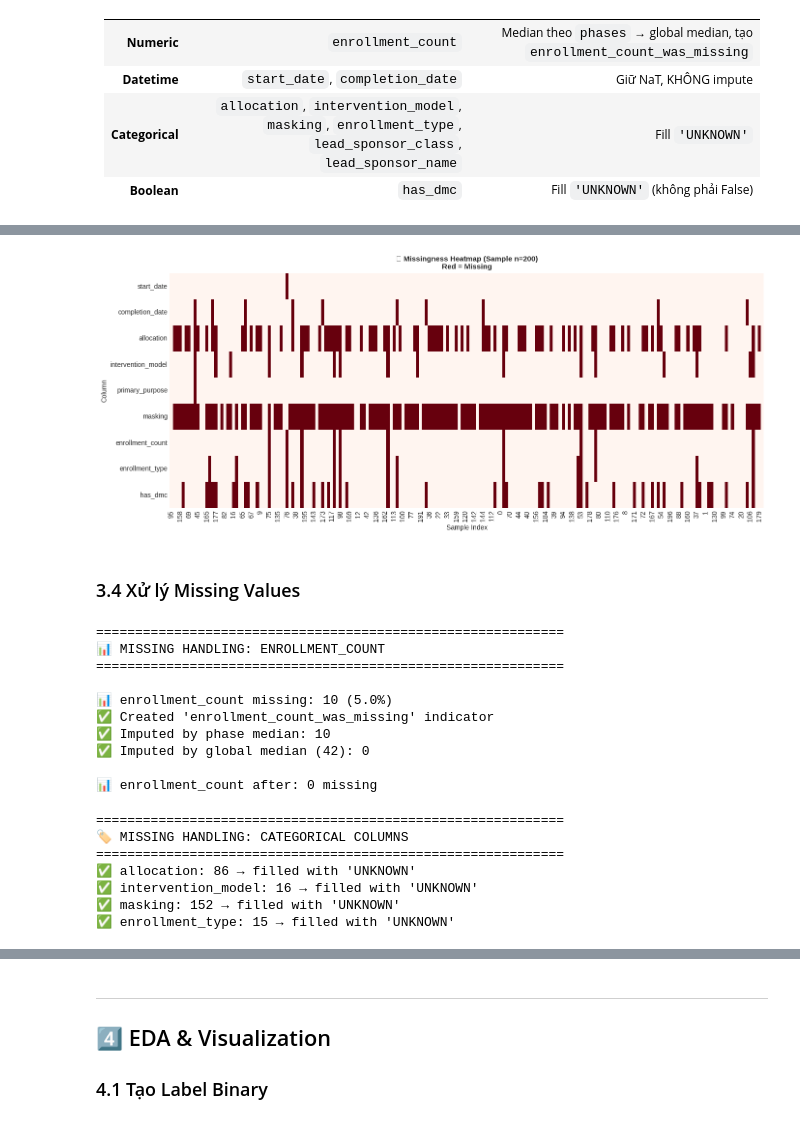
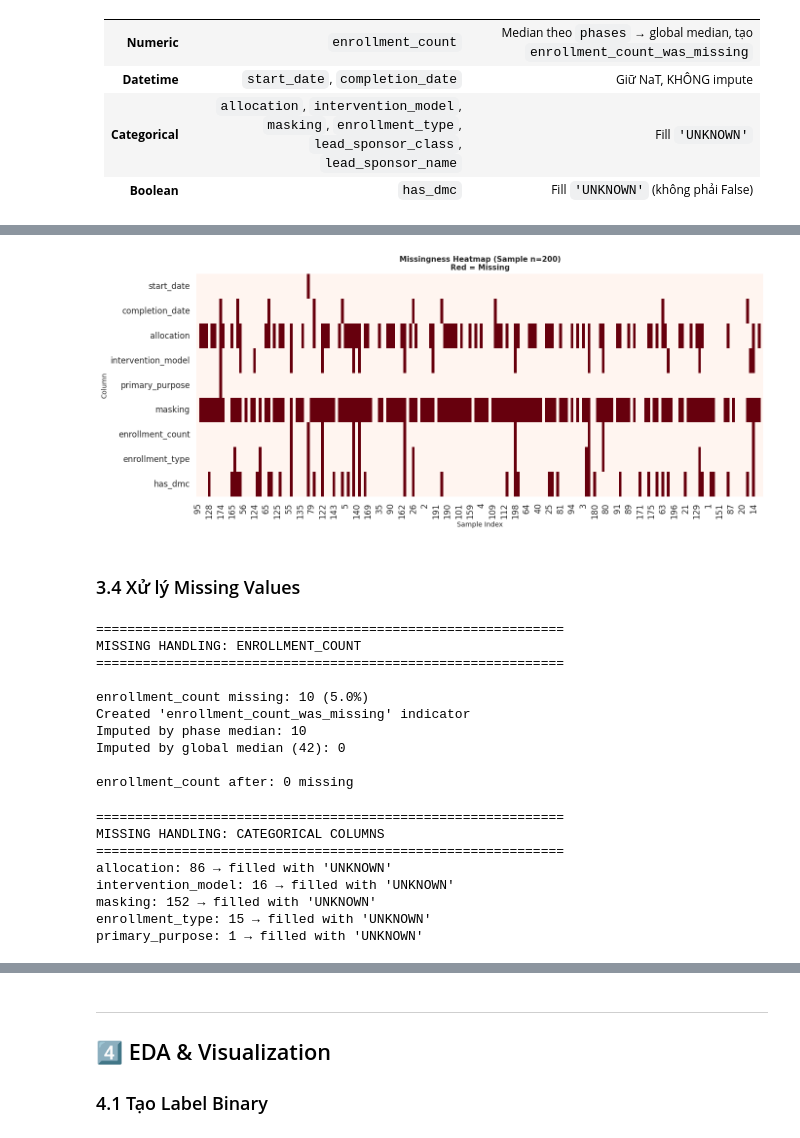
Before and after one commit to b28dbca4/Clinical-Trial-Failure-Prediction, a Jupyter notebook: notebooks/02_data_preprocessing.ipynb, the cells around one changed output, grey strips where cells are left out. Saved outputs shown, nothing was run; the diff lists cells and outputs as text; code cells hidden in the pictures.

```diff
--- a/notebooks/02_data_preprocessing.ipynb
+++ b/notebooks/02_data_preprocessing.ipynb
@@ -149,34 +197,32 @@ print("=" * 60)
 > **Mục tiêu**: Load CSV, chọn 23 cột, ép kiểu rõ ràng theo spec.
 # %%
 # ============================================================================
-# 2.1 LOAD RAW DATA & SELECT 23 COLUMNS
+# 2.1 LOAD RAW DATA (using load_raw_data from data_cleaner.py)
 # ============================================================================
 
-# Load raw data
-df_raw = pd.read_csv(INPUT_FILE, low_memory=False)
+# Load raw data using module function
+df_raw = load_raw_data(INPUT_FILE)
 
 print("=" * 60)
-print("📂 LOAD DATA & SELECT 23 COLUMNS")
+print("LOAD DATA & SELECT 23 COLUMNS")
 print("=" * 60)
-print(f"📊 Raw shape: {df_raw.shape}")
+print(f"Raw shape: {df_raw.shape}")
 
 # Check which columns are available
 available_cols = [c for c in COLUMNS_23 if c in df_raw.columns]
 missing_cols = [c for c in COLUMNS_23 if c not in df_raw.columns]
 
-print(f"\n✅ Available columns: {len(available_cols)}/{len(COLUMNS_23)}")
+print(f"\nAvailable columns: {len(available_cols)}/{len(COLUMNS_23)}")
 if missing_cols:
-    print(f"⚠️  Missing columns: {missing_cols}")
+    print(f"Missing columns: {missing_cols}")
 
 # Select 23 columns only
 df = df_raw[available_cols].copy()
-print(f"\n📊 Selected shape: {df.shape}")
+print(f"\nSelected shape: {df.shape}")
 
 # Quick sanity check
-print(f"\n📋 Sanity Check:")
+print(f"\nSanity Check:")
 print(f"   • Total rows: {len(df):,}")
 print(f"   • Unique nct_id: {df['nct_id'].nunique():,}")
 print(f"   • Null nct_id: {df['nct_id'].isna().sum()}")
-
-df_clean = df.copy()
 # %% [output]
@@ -413,30 +402,30 @@ plt.show()
 # %%
 # ============================================================================
-# 3.3 OPTIONAL: MISSINGNESS HEATMAP (sample)
+# 3.3 MISSINGNESS HEATMAP (sample visualization)
 # ============================================================================
 
 # Sample for visualization
 sample_size = min(500, len(df))
 df_sample = df.sample(n=sample_size, random_state=SEED)
 
 fig, ax = plt.subplots(figsize=(14, 6))
 missing_matrix = df_sample.isnull().astype(int)
 
 # Only show columns with some missing
 cols_with_missing = [c for c in missing_matrix.columns if missing_matrix[c].sum() > 0]
 if cols_with_missing:
     sns.heatmap(missing_matrix[cols_with_missing].T, cmap='Reds', cbar=False, ax=ax)
     ax.set_xlabel('Sample Index', fontsize=10)
     ax.set_ylabel('Column', fontsize=10)
-    ax.set_title(f'📊 Missingness Heatmap (Sample n={sample_size})\nRed = Missing', fontsize=11, fontweight='bold')
+    ax.set_title(f'Missingness Heatmap (Sample n={sample_size})\nRed = Missing', fontsize=11, fontweight='bold')
 else:
     ax.text(0.5, 0.5, 'No missing values in sample', ha='center', va='center', fontsize=14)
     ax.set_title('Missingness Heatmap', fontsize=11, fontweight='bold')
 
 plt.tight_layout()
 plt.show()
 # %% [output]
-[figure, old version]
+[figure, new version]
 # %% [markdown]
 ### 3.4 Xử lý Missing Values
 # %%
@@ -445,7 +434,7 @@ plt.show()
 # ============================================================================
 
 print("=" * 60)
-print("📊 MISSING HANDLING: ENROLLMENT_COUNT")
+print("MISSING HANDLING: ENROLLMENT_COUNT")
 print("=" * 60)
 
 df_clean = df.copy()
@@ -453,8 +442,8 @@ df_clean = df.copy()
 # Create indicator BEFORE imputation
 df_clean['enrollment_count_was_missing'] = df_clean['enrollment_count'].isna().astype(int)
 missing_before = df_clean['enrollment_count'].isna().sum()
-print(f"\n📊 enrollment_count missing: {missing_before:,} ({missing_before/len(df_clean)*100:.1f}%)")
-print(f"✅ Created 'enrollment_count_was_missing' indicator")
+print(f"\nenrollment_count missing: {missing_before:,} ({missing_before/len(df_clean)*100:.1f}%)")
+print(f"Created 'enrollment_count_was_missing' indicator")
 
 # Impute with median by phases, fallback to global median
 if 'phases' in df_clean.columns:
@@ -462,51 +451,47 @@ if 'phases' in df_clean.columns:
     group_median = df_clean.groupby('phases')['enrollment_count'].transform('median')
     n_group_fill = (df_clean['enrollment_count'].isna() & group_median.notna()).sum()
     df_clean['enrollment_count'] = df_clean['enrollment_count'].fillna(group_median)
-    print(f"✅ Imputed by phase median: {n_group_fill:,}")
+    print(f"Imputed by phase median: {n_group_fill:,}")
 
 # Global median fallback
 global_median = df_clean['enrollment_count'].median()
 n_fallback = df_clean['enrollment_count'].isna().sum()
 df_clean['enrollment_count'] = df_clean['enrollment_count'].fillna(global_median)
-print(f"✅ Imputed by global median ({global_median:.0f}): {n_fallback:,}")
+print(f"Imputed by global median ({global_median:.0f}): {n_fallback:,}")
 
 missing_after = df_clean['enrollment_count'].isna().sum()
-print(f"\n📊 enrollment_count after: {missing_after} missing")
+print(f"\nenrollment_count after: {missing_after} missing")
 # %% [output]
 ============================================================
-📊 MISSING HANDLING: ENROLLMENT_COUNT
+MISSING HANDLING: ENROLLMENT_COUNT
 ============================================================
 
-📊 enrollment_count missing: 10 (5.0%)
-✅ Created 'enrollment_count_was_missing' indicator
-✅ Imputed by phase median: 10
-✅ Imputed by global median (42): 0
+enrollment_count missing: 10 (5.0%)
+Created 'enrollment_count_was_missing' indicator
+Imputed by phase median: 10
+Imputed by global median (42): 0
 
-📊 enrollment_count after: 0 missing
+enrollment_count after: 0 missing
 # %%
 # ============================================================================
 # 3.4b CATEGORICAL: Fill with 'UNKNOWN'
 # ============================================================================
 
 print("=" * 60)
-print("🏷️ MISSING HANDLING: CATEGORICAL COLUMNS")
+print("MISSING HANDLING: CATEGORICAL COLUMNS")
 print("=" * 60)
 
 cat_fill_cols = ['allocation', 'intervention_model', 'masking',
-                 'enrollment_type', 'lead_sponsor_class']
+                 'enrollment_type', 'lead_sponsor_class', 'primary_purpose']
 
 cat_fill_log = []
 for col in cat_fill_cols:
     if col in df_clean.columns:
         missing_count = df_clean[col].isna().sum()
         if missing_count > 0:
-            # Add 'UNKNOWN' to categories first if column is categorical
-            if df_clean[col].dtype.name == 'category':
-                if 'UNKNOWN' not in df_clean[col].cat.categories:
-                    df_clean[col] = df_clean[col].cat.add_categories(['UNKNOWN'])
             df_clean[col] = df_clean[col].fillna('UNKNOWN')
             cat_fill_log.append({'column': col, 'filled': missing_count, 'fill_value': 'UNKNOWN'})
-            print(f"✅ {col}: {missing_count:,} → filled with 'UNKNOWN'")
+            print(f"{col}: {missing_count:,} → filled with 'UNKNOWN'")
 
 # lead_sponsor_name (text column) - fill empty with 'UNKNOWN'
 if 'lead_sponsor_name' in df_clean.columns:
@@ -514,15 +499,16 @@ if 'lead_sponsor_name' in df_clean.columns:
     n_empty = empty_mask.sum()
     if n_empty > 0:
         df_clean.loc[empty_mask, 'lead_sponsor_name'] = 'UNKNOWN'
-        print(f"✅ lead_sponsor_name: {n_empty:,} → filled with 'UNKNOWN'")
+        print(f"lead_sponsor_name: {n_empty:,} → filled with 'UNKNOWN'")
 # %% [output]
 ============================================================
-🏷️ MISSING HANDLING: CATEGORICAL COLUMNS
+MISSING HANDLING: CATEGORICAL COLUMNS
 ============================================================
-✅ allocation: 86 → filled with 'UNKNOWN'
-✅ intervention_model: 16 → filled with 'UNKNOWN'
-✅ masking: 152 → filled with 'UNKNOWN'
-✅ enrollment_type: 15 → filled with 'UNKNOWN'
+allocation: 86 → filled with 'UNKNOWN'
+intervention_model: 16 → filled with 'UNKNOWN'
+masking: 152 → filled with 'UNKNOWN'
+enrollment_type: 15 → filled with 'UNKNOWN'
+primary_purpose: 1 → filled with 'UNKNOWN'
 # %%
 # ============================================================================
 # 3.4c BOOLEAN: has_dmc → Fill with 'UNKNOWN' (not False)
```
Also changed, not shown: parts of 44 cells of this notebook, 6 other files.
